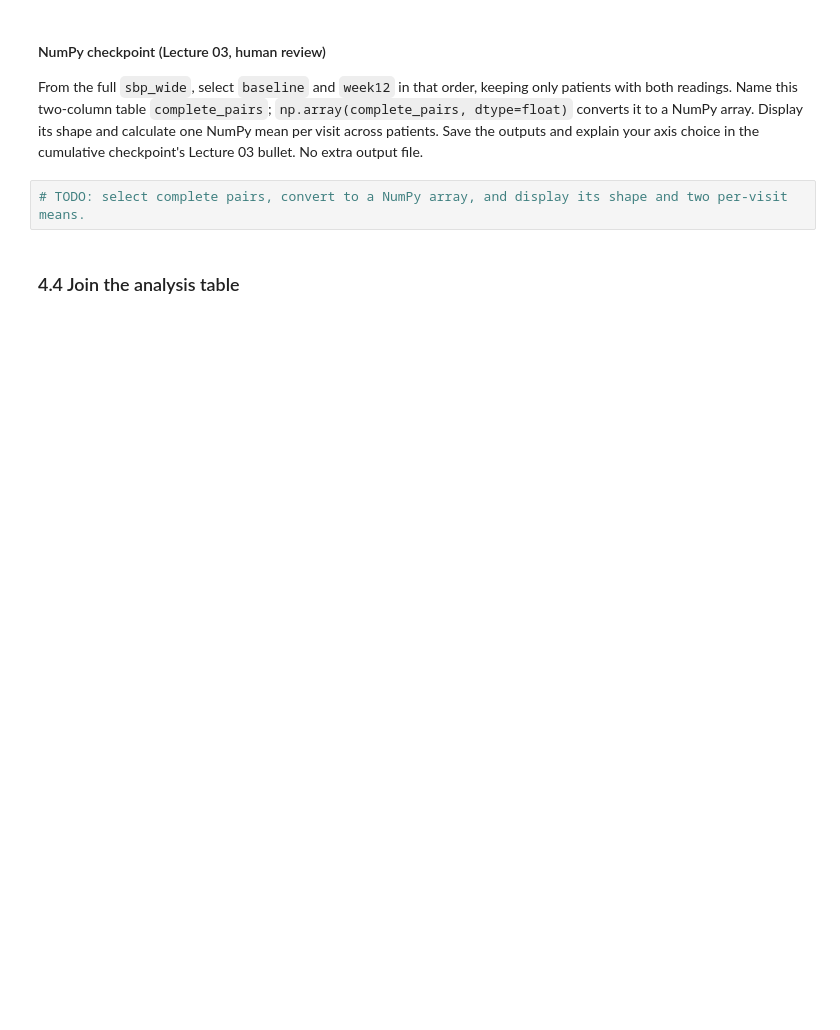
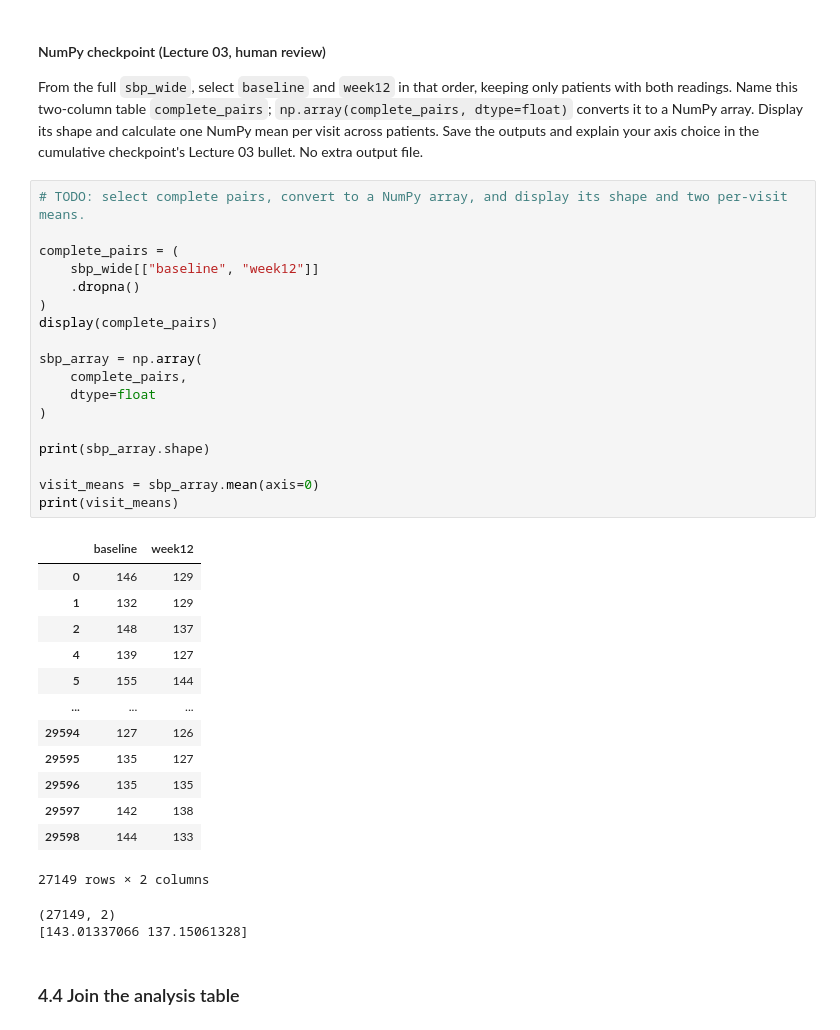
Before and after one commit to kevinzhummxvi/DS217-AS06, a Jupyter notebook: assignment.ipynb, the cells around one changed output. Cells and saved outputs as stored; diff of their text form; blank space fills up the shorter version.

```diff
--- a/assignment.ipynb
+++ b/assignment.ipynb
@@ -847,6 +1007,38 @@ sbp_wide = None
 From the full `sbp_wide`, select `baseline` and `week12` in that order, keeping only patients with both readings. Name this two-column table `complete_pairs`; `np.array(complete_pairs, dtype=float)` converts it to a NumPy array. Display its shape and calculate one NumPy mean per visit across patients. Save the outputs and explain your axis choice in the cumulative checkpoint's Lecture 03 bullet. No extra output file.
 # %%
 # TODO: select complete pairs, convert to a NumPy array, and display its shape and two per-visit means.
+
+complete_pairs = (
+    sbp_wide[["baseline", "week12"]]
+    .dropna()
+)
+display(complete_pairs)
+
+sbp_array = np.array(
+    complete_pairs,
+    dtype=float
+)
+
+print(sbp_array.shape)
+
+visit_means = sbp_array.mean(axis=0)
+print(visit_means)
+# %% [output]
+|  | baseline | week12 |
+| 0 | 146 | 129 |
+| 1 | 132 | 129 |
+| 2 | 148 | 137 |
+| 4 | 139 | 127 |
+| 5 | 155 | 144 |
+| ... | ... | ... |
+| 29594 | 127 | 126 |
+| 29595 | 135 | 127 |
+| 29596 | 135 | 135 |
+| 29597 | 142 | 138 |
+| 29598 | 144 | 133 |
+27149 rows × 2 columns
+(27149, 2)
+[143.01337066 137.15061328]
 # %% [markdown]
 ### 4.4 Join the analysis table
 # %%
```
Also changed, not shown: parts of 9 cells of this notebook, 3 other files.
